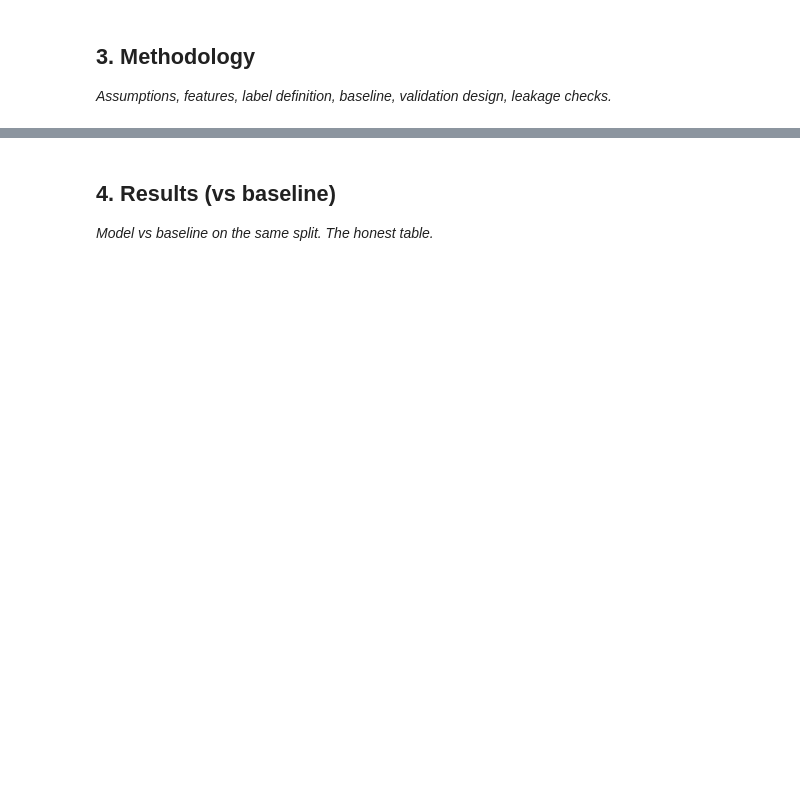
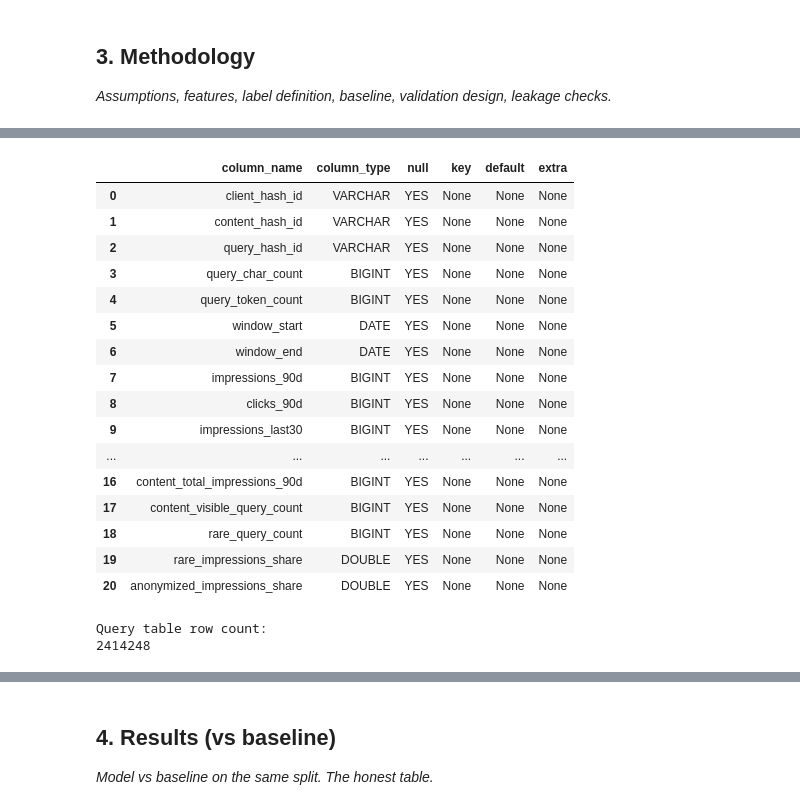
Before and after one commit to ashiba713/flyrank-ml-internship, a Jupyter notebook: work/notebooks/capstone.ipynb, the cells around one changed output, grey strips where cells are left out. Drawn from its saved outputs; the diff is of its cells as text; code cells hidden in the pictures; blank space fills up the shorter version.

```diff
--- a/work/notebooks/capstone.ipynb
+++ b/work/notebooks/capstone.ipynb
@@ -20,0 +892,37 @@ This skeleton is yours to fill. Work the sections **in order** — each one has
+# %%
+# ============================================
+# 3I. CHECK QUERY-DATA WINDOWS
+# ============================================
+
+query_schema = con.sql(
+    f"DESCRIBE SELECT * FROM {TABLES['fact_query_90d']}"
+).df()
+
+display(query_schema)
+
+print("\nQuery table row count:")
+print(
+    con.sql(
+        f"SELECT COUNT(*) FROM {TABLES['fact_query_90d']}"
+    ).fetchone()[0]
+)
+# %% [output]
+|  | column_name | column_type | null | key | default | extra |
+| 0 | client_hash_id | VARCHAR | YES | None | None | None |
+| 1 | content_hash_id | VARCHAR | YES | None | None | None |
+| 2 | query_hash_id | VARCHAR | YES | None | None | None |
+| 3 | query_char_count | BIGINT | YES | None | None | None |
+| 4 | query_token_count | BIGINT | YES | None | None | None |
+| 5 | window_start | DATE | YES | None | None | None |
+| 6 | window_end | DATE | YES | None | None | None |
+| 7 | impressions_90d | BIGINT | YES | None | None | None |
+| 8 | clicks_90d | BIGINT | YES | None | None | None |
+| 9 | impressions_last30 | BIGINT | YES | None | None | None |
+| ... | ... | ... | ... | ... | ... | ... |
+| 16 | content_total_impressions_90d | BIGINT | YES | None | None | None |
+| 17 | content_visible_query_count | BIGINT | YES | None | None | None |
+| 18 | rare_query_count | BIGINT | YES | None | None | None |
+| 19 | rare_impressions_share | DOUBLE | YES | None | None | None |
+| 20 | anonymized_impressions_share | DOUBLE | YES | None | None | None |
+Query table row count:
+2414248
```
Also changed, not shown: parts of 30 cells of this notebook.
